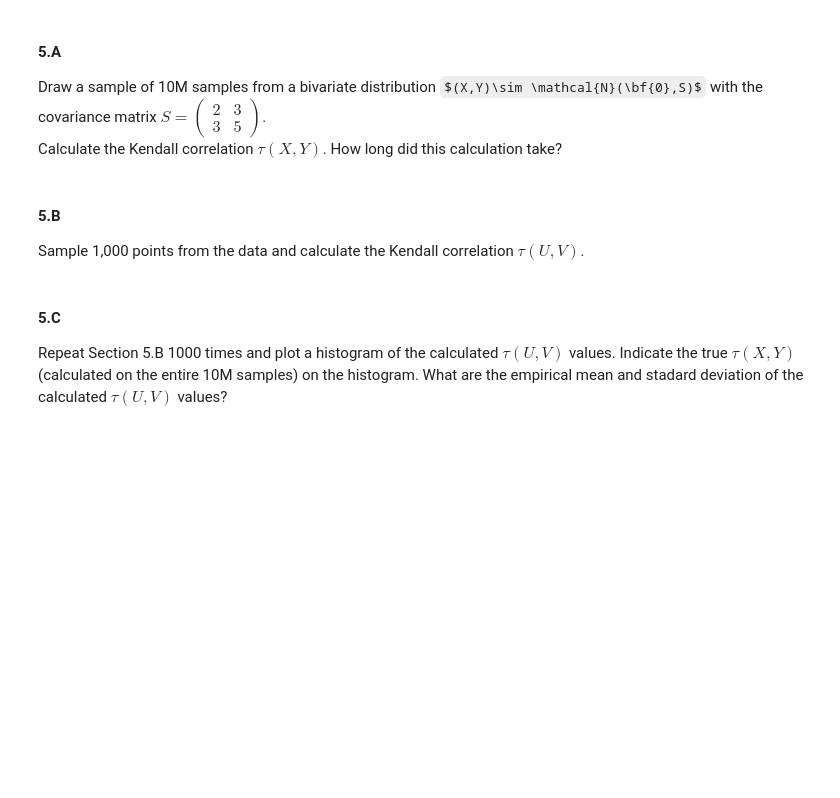
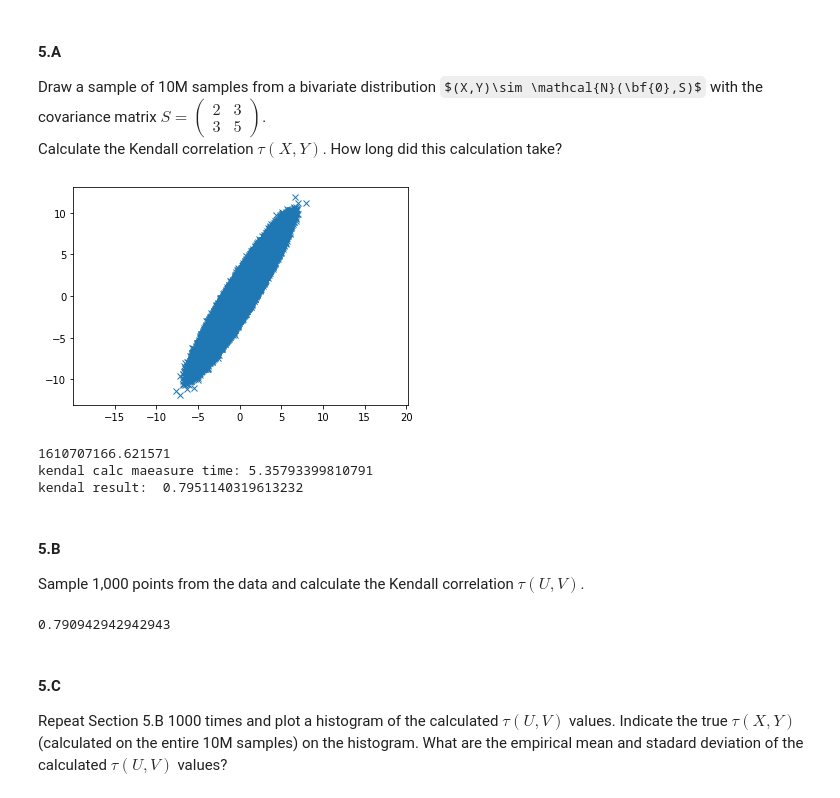
Before and after one commit to Alon-daniel/statistis, a Jupyter notebook: statistics/hw3/HW3_clean.ipynb, the cells around one changed output. Drawn from its saved outputs; the diff is of its cells as text; code cells hidden in the pictures; some formulas as TeX source; blank space fills up the shorter version.

```diff
--- a/statistics/hw3/HW3_clean.ipynb
+++ b/statistics/hw3/HW3_clean.ipynb
@@ -623,6 +617,26 @@ Recall that the Naive time complexity of computing Kendall correlation is $O(n^2
 Draw a sample of 10M samples from a bivariate distribution $(X,Y)\sim \mathcal{N}(\bf{0},S)$ with the covariance matrix $S=\begin{pmatrix} 2 & 3\\ 3 & 5 \end{pmatrix}$. <br>
 Calculate the Kendall correlation $\tau(X,Y)$.
 How long did this calculation take?
+# %%
+first_gaussian = stats.norm.rvs(loc=0, scale=1, size=10)
+first_gaussian
+mean = [0, 0]
+cov = [[2, 3], [3, 5]]  # diagonal covariance
+x, y = np.random.multivariate_normal(mean, cov, 10000000).T
+plt.plot(x, y, 'x')
+plt.axis('equal')
+plt.show()
+start = time.time()
+real_corr = stats.kendalltau(x, y)[0]
+end = time.time()
+
+print('kendal calc maeasure time:', end - start)
+print('kendal result: ', real_corr)
+# %% [output]
+[figure, added]
+1610707166.621571
+kendal calc maeasure time: 5.35793399810791
+kendal result:  0.7951140319613232
 # %% [markdown]
 #### 5.B
 Sample 1,000 points from the data and calculate the Kendall correlation $\tau(U,V)$.
@@ -629,3 +645,12 @@ Sample 1,000 points from the data and calculate the Kendall correlation $\tau(U,
+# %%
+def sample_n_corr(n):
+    samples_n = params[np.random.choice(params.shape[0], n, replace=False)]
+    x, y= samples_n.T
+    corr = stats.kendalltau(x, y)[0]
+    return corr
+sample_n_corr(1000)
+# %% [output]
+0.790942942942943
 # %% [markdown]
 #### 5.C
 Repeat Section 5.B 1000 times and plot a histogram of the calculated $\tau(U,V)$ values. Indicate the true $\tau(X,Y)$ (calculated on the entire 10M samples) on the histogram. What are the empirical mean and stadard deviation of the calculated $\tau(U,V)$ values?
```
Also changed, not shown: parts of 10 cells of this notebook, 1 other file.
